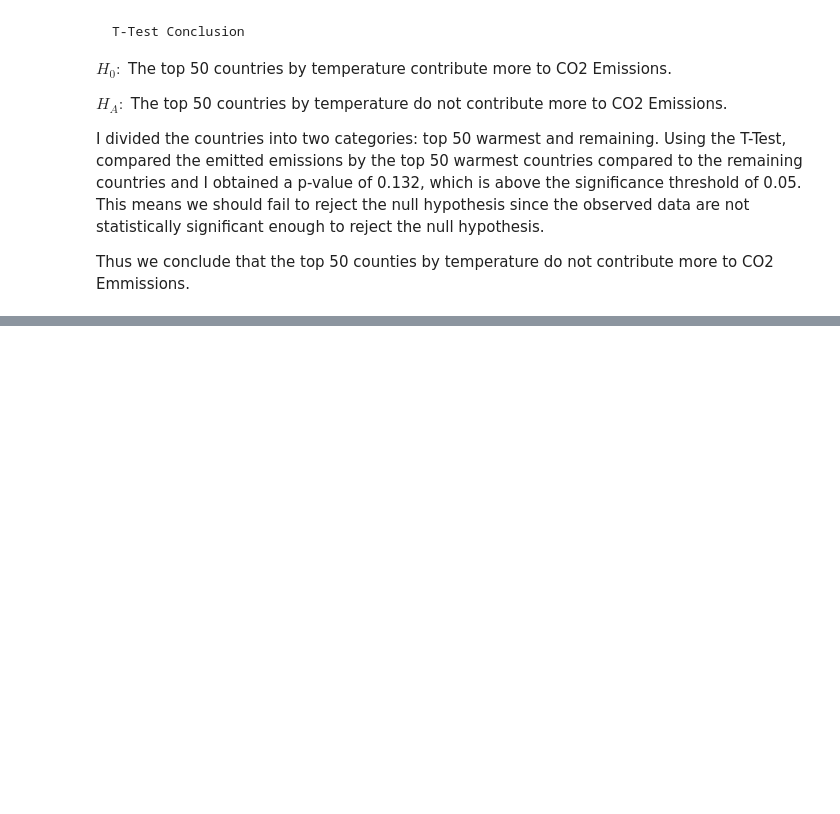
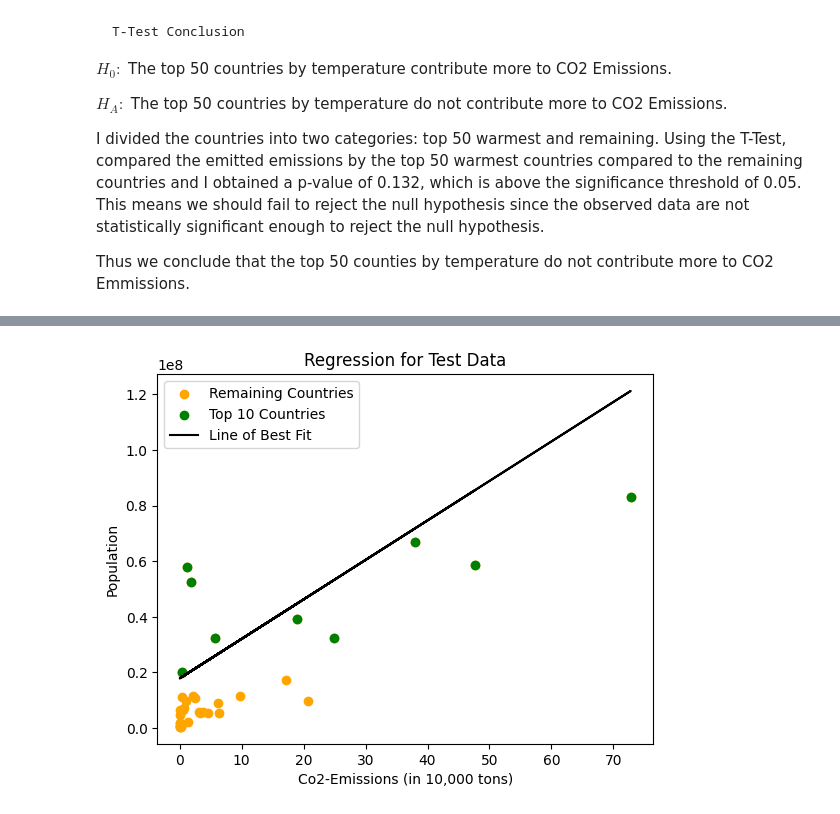
Before and after one commit to evannt/MotherNature, a Jupyter notebook: mother_nature.ipynb, the cells around one changed output, grey strips where cells are left out. Saved outputs shown, nothing was run; the diff lists cells and outputs as text; code cells hidden in the pictures; blank space fills up the shorter version.

```diff
--- a/mother_nature.ipynb
+++ b/mother_nature.ipynb
@@ -437,0 +507,12 @@ Thus we conclude that the top 50 counties by temperature do not contribute more
+# %%
+population_mask = Y_test > np.sort(Y_test, axis=0)[len(Y_test) - 10]
+plt.scatter(X_test / 10000, Y_test, color='orange', label='Remaining Countries')
+plt.scatter(X_test[population_mask] / 10000, Y_test[population_mask], color='green', label='Top 10 Countries')
+plt.plot(X_test / 10000, linear_model.predict(X_test), color='black', label='Line of Best Fit')
+plt.title("Regression for Test Data")
+plt.xlabel("Co2-Emissions (in 10,000 tons)")
+plt.ylabel("Population")
+plt.legend()
+plt.show()
+# %% [output]
+[figure, added]
```
Also changed, not shown: parts of 7 cells of this notebook.
